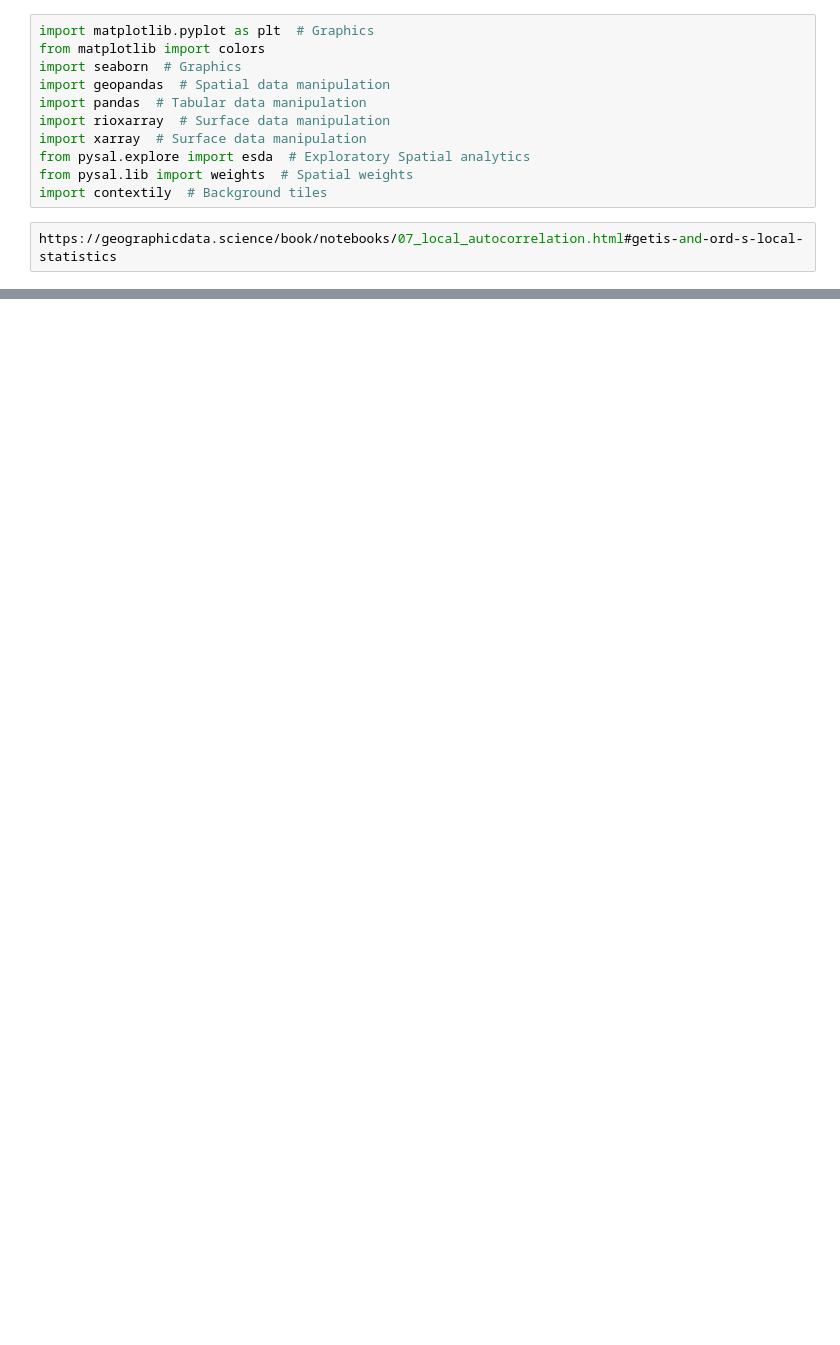
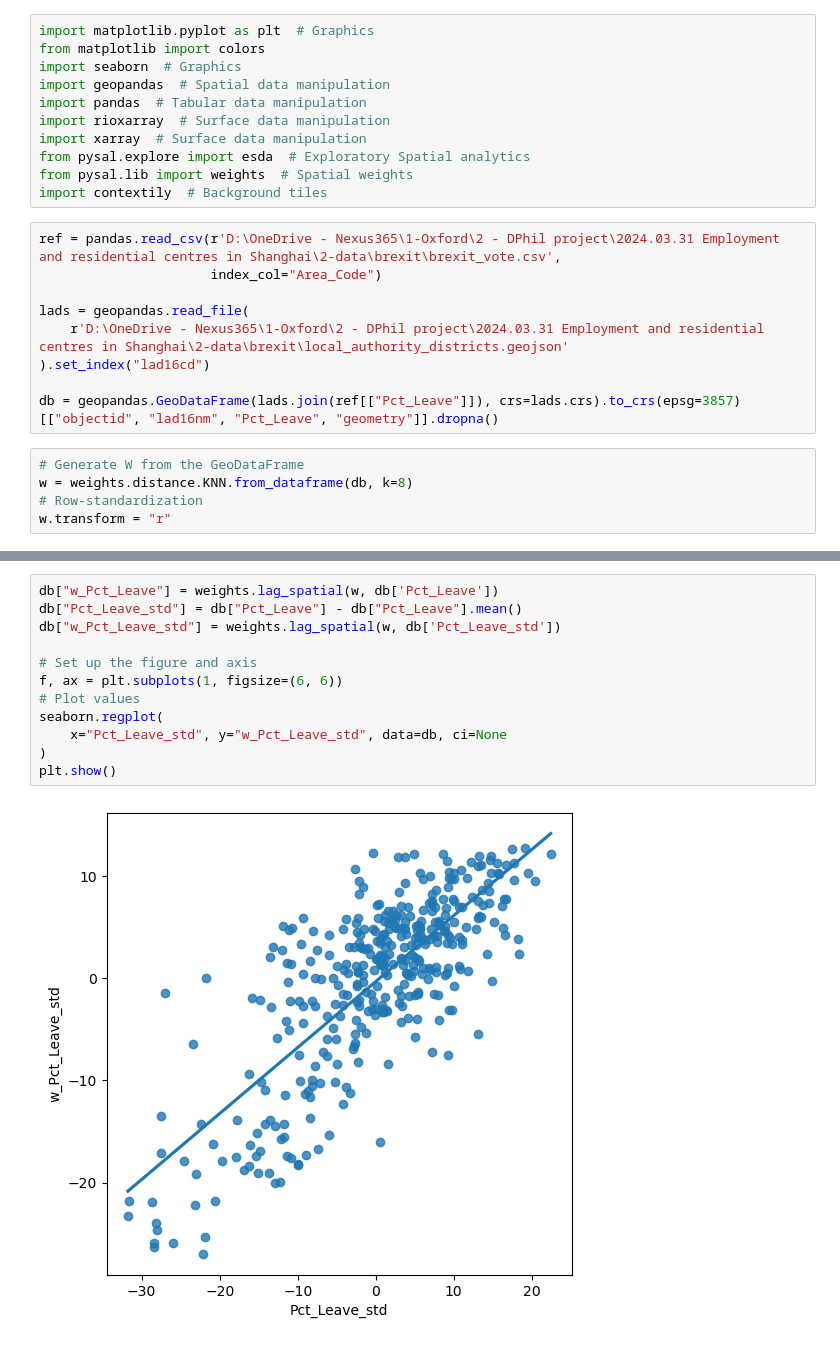
Before and after one commit to Schwarzbleistift/Books, a Jupyter notebook: 2021.05.25 Geographic data science python/2024.09 Chapter 7 - Local Spatial Autocorrelation.ipynb, the cells around one changed output, grey strips where cells are left out. Saved outputs shown, nothing was run; the diff lists cells and outputs as text; blank space fills up the shorter version.

Commit message:
local moran's I

```diff
--- a/2021.05.25 Geographic data science python/2024.09 Chapter 7 - Local Spatial Autocorrelation.ipynb
+++ b/2021.05.25 Geographic data science python/2024.09 Chapter 7 - Local Spatial Autocorrelation.ipynb
@@ -10,4 +10,16 @@ from pysal.explore import esda  # Exploratory Spatial analytics
 from pysal.lib import weights  # Spatial weights
 import contextily  # Background tiles
 # %%
-https://geographicdata.science/book/notebooks/07_local_autocorrelation.html#getis-and-ord-s-local-statistics
+ref = pandas.read_csv(r'D:\OneDrive - Nexus365\1-Oxford\2 - DPhil project\2024.03.31 Employment and residential centres in Shanghai\2-data\brexit\brexit_vote.csv',
+                      index_col="Area_Code")
+
+lads = geopandas.read_file(
+    r'D:\OneDrive - Nexus365\1-Oxford\2 - DPhil project\2024.03.31 Employment and residential centres in Shanghai\2-data\brexit\local_authority_districts.geojson'
+).set_index("lad16cd")
+
+db = geopandas.GeoDataFrame(lads.join(ref[["Pct_Leave"]]), crs=lads.crs).to_crs(epsg=3857)[["objectid", "lad16nm", "Pct_Leave", "geometry"]].dropna()
+# %%
+# Generate W from the GeoDataFrame
+w = weights.distance.KNN.from_dataframe(db, k=8)
+# Row-standardization
+w.transform = "r"
@@ -13,0 +29,14 @@ https://geographicdata.science/book/notebooks/07_local_autocorrelation.html#geti
+# %%
+db["w_Pct_Leave"] = weights.lag_spatial(w, db['Pct_Leave'])
+db["Pct_Leave_std"] = db["Pct_Leave"] - db["Pct_Leave"].mean()
+db["w_Pct_Leave_std"] = weights.lag_spatial(w, db['Pct_Leave_std'])
+
+# Set up the figure and axis
+f, ax = plt.subplots(1, figsize=(6, 6))
+# Plot values
+seaborn.regplot(
+    x="Pct_Leave_std", y="w_Pct_Leave_std", data=db, ci=None
+)
+plt.show()
+# %% [output]
+[figure, added]
```
Also changed, not shown: parts of 14 cells of this notebook.
